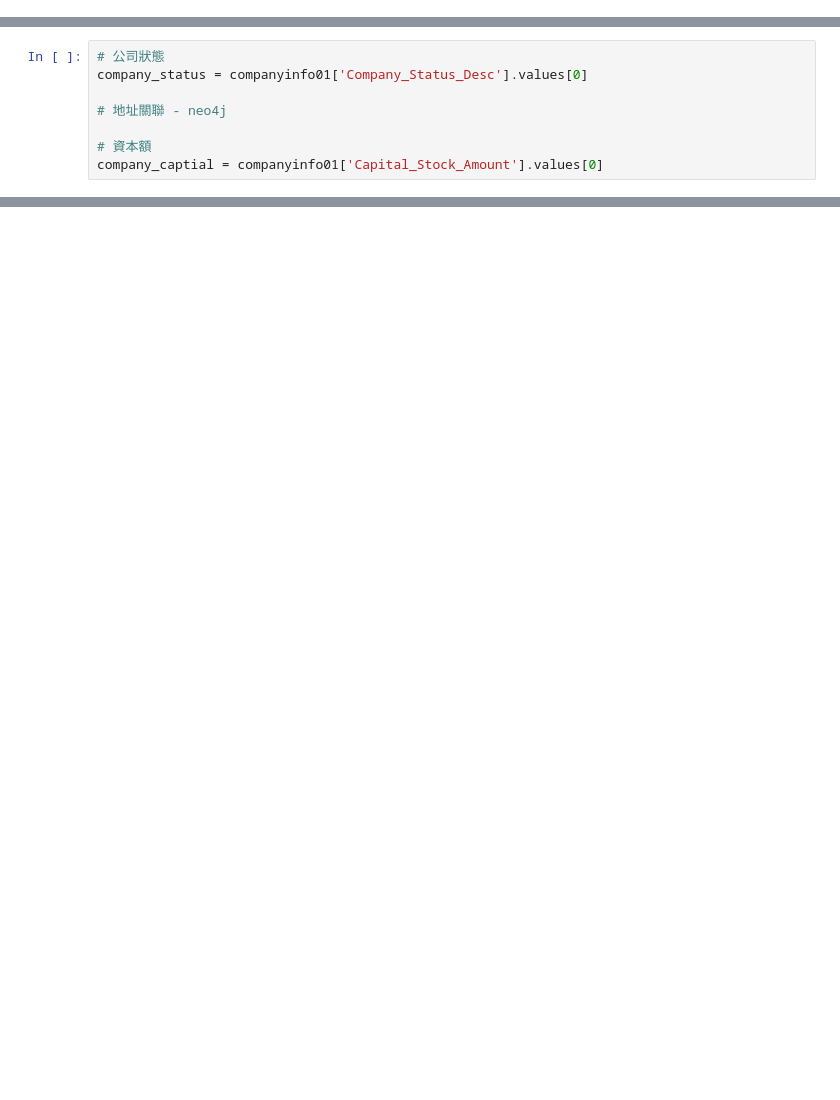
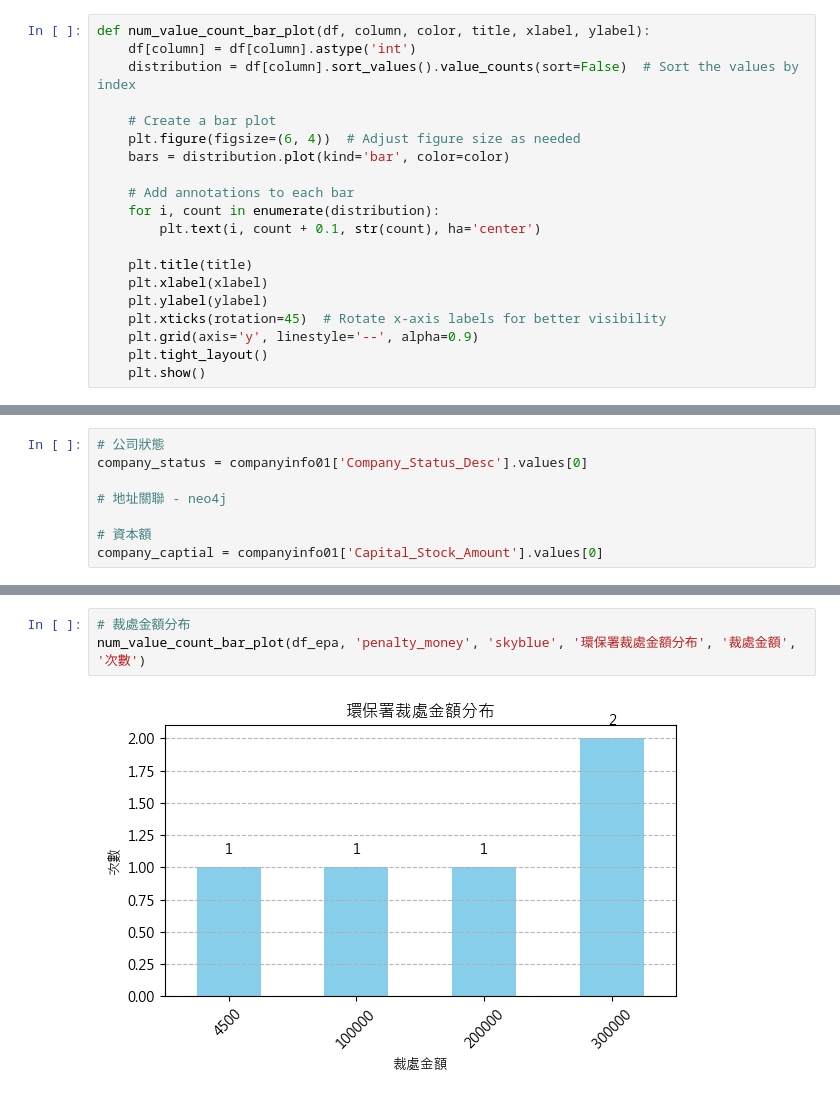
Before and after one commit to YFYDataTeam/credit_investigation, a Jupyter notebook: test1.ipynb, the cells around one changed output, grey strips where cells are left out. Cells and saved outputs as stored; diff of their text form; blank space fills up the shorter version.

```diff
--- a/test1.ipynb
+++ b/test1.ipynb
@@ -4,3 +33,23 @@ import json
+# %%
+def num_value_count_bar_plot(df, column, color, title, xlabel, ylabel):
+    df[column] = df[column].astype('int')
+    distribution = df[column].sort_values().value_counts(sort=False)  # Sort the values by index
+
+    # Create a bar plot
+    plt.figure(figsize=(6, 4))  # Adjust figure size as needed
+    bars = distribution.plot(kind='bar', color=color)
+
+    # Add annotations to each bar
+    for i, count in enumerate(distribution):
+        plt.text(i, count + 0.1, str(count), ha='center')
+
+    plt.title(title)
+    plt.xlabel(xlabel)
+    plt.ylabel(ylabel)
+    plt.xticks(rotation=45)  # Rotate x-axis labels for better visibility
+    plt.grid(axis='y', linestyle='--', alpha=0.9)
+    plt.tight_layout()
+    plt.show()
 # %%
 def read_config(path):
     try:
@@ -91,0 +186,5 @@ company_captial
+# %%
+# 裁處金額分布
+num_value_count_bar_plot(df_epa, 'penalty_money', 'skyblue', '環保署裁處金額分布', '裁處金額', '次數')
+# %% [output]
+[figure, added]
```
Also changed, not shown: parts of 22 cells of this notebook, 8 other files.
